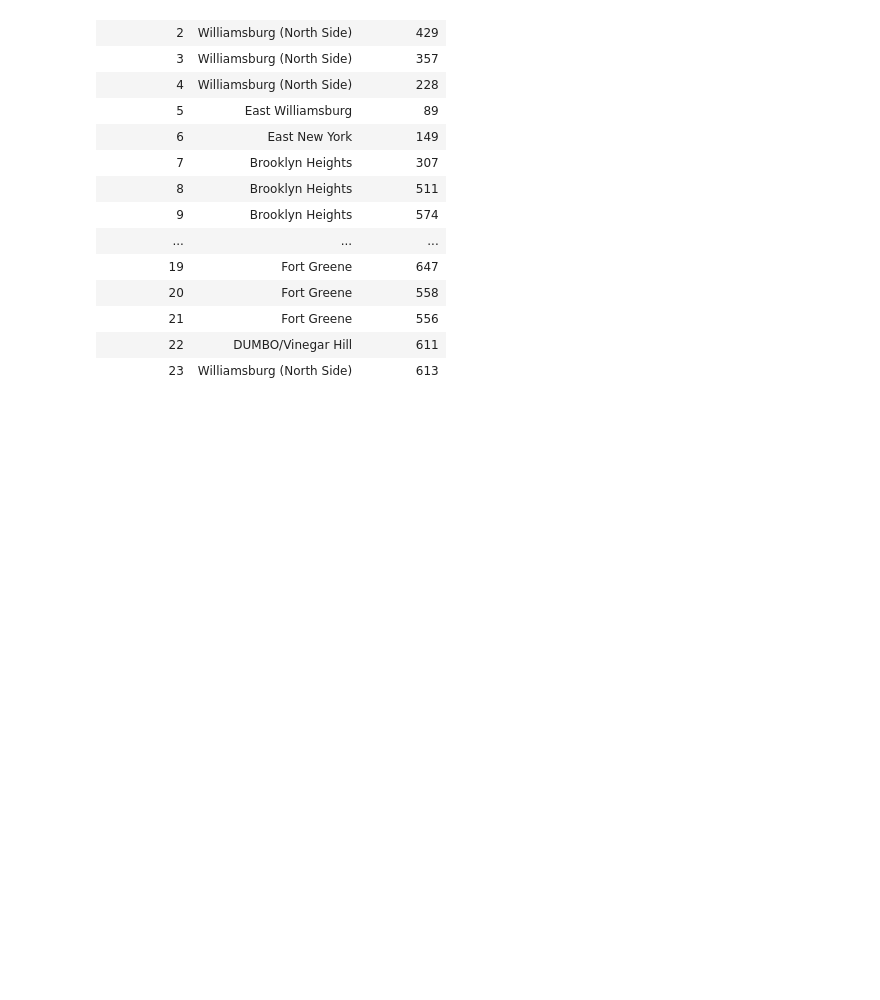
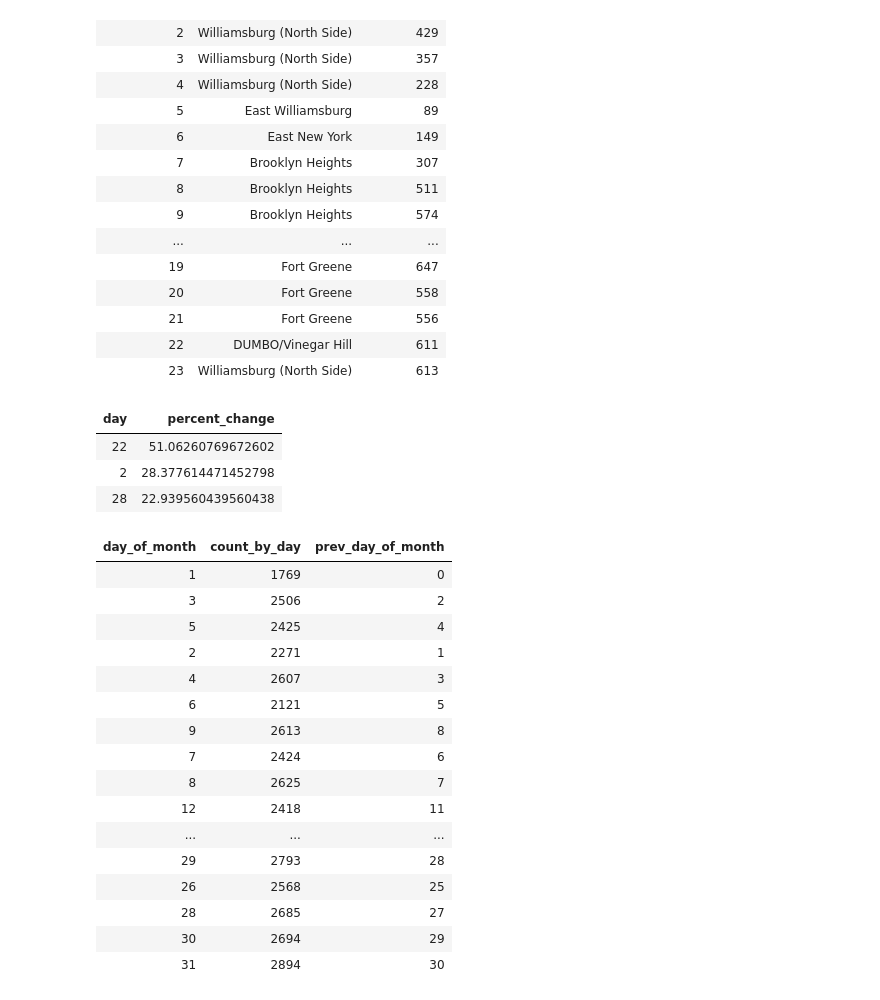
Before and after one commit to nickhepp/CSE6242OAN-data-and-visualization, a Jupyter notebook: hw3/HW3-skeleton/HW3/Q2/q2.ipynb, the cells around one changed output. Saved outputs shown, nothing was run; the diff lists cells and outputs as text; code cells hidden in the pictures; blank space fills up the shorter version.

```diff
--- a/hw3/HW3-skeleton/HW3/Q2/q2.ipynb
+++ b/hw3/HW3-skeleton/HW3/Q2/q2.ipynb
@@ -373,10 +373,80 @@ display(df_5)
 # %%
 # PART 6 - Find which 3 different days in the month of January, in Manhattan, saw the largest positive percentage increase in pick-ups compared to the previous day, in the order from largest percentage increase to smallest percentage increase
 
 # Note: All years need to be aggregated to calculate the pickups for a specific day of January. The change from Dec 31 to Jan 1 can be excluded.
 
 # Output Schema: day int, percent_change float
 
 # Hint: You might need to use lag function, over a window ordered by day of month.
 
 # ENTER THE CODE BELOW
+
+slim_taxi_df = taxi_df.select(LocationID_name, Borough_name)
+df_6 = df_filter.join(slim_taxi_df, df_filter.PULocationID == slim_taxi_df.LocationID, 'inner')
+df_6 = df_6.filter(df_6[Borough_name] == lit('Manhattan'))
+#df_5 = df_5.select(lpep_pickup_datetime_name, Zone_name)
+
+parsed_time_name = 'parsed_time'
+df_6 = df_6.withColumn(
+    parsed_time_name, to_timestamp(col(lpep_pickup_datetime_name), "MM/dd/yyyy H:mm")
+).select(parsed_time_name)
+
+
+date_name = 'date'
+df_6 = df_6.withColumn(date_name, col(parsed_time_name).cast('date'))
+
+month_name = 'month'
+df_6 = df_6.withColumn(month_name, month(col(parsed_time_name)))
+df_6 = df_6.filter(df_6[month_name] == lit(1))
+
+day_of_month_name = 'day_of_month'
+df_6 = df_6.withColumn(day_of_month_name, dayofmonth(col(parsed_time_name)))
+
+count_by_day_name = 'count_by_day'
+df_6 = df_6.groupBy(day_of_month_name).agg(count(day_of_month_name).alias(count_by_day_name))
+
+prev_day_of_month_name = 'prev_day_of_month'
+df_6 = df_6.withColumn(prev_day_of_month_name, df_6[day_of_month_name] - 1)
+
+original_df = df_6.alias("original")
+comparison_df = df_6.alias("comparison")
+
+df_6 = original_df.join(comparison_df, original_df[prev_day_of_month_name] == comparison_df[day_of_month_name])
+
+prev_count_by_day_name = 'prev_count_by_day'
+df_6 = df_6.select(
+    col('original.day_of_month'),
+    col('original.count_by_day'),
+    col('comparison.count_by_day').alias(prev_count_by_day_name)
+)
+
+percent_change_name = 'percent_change'
+df_6 = df_6.withColumn(percent_change_name, 100 * (df_6[count_by_day_name] - df_6[prev_count_by_day_name])/ df_6[prev_count_by_day_name])
+
+df_6 = df_6.orderBy(desc(percent_change_name)).limit(3)
+df_6 = df_6.select(day_of_month_name, percent_change_name).withColumnRenamed(day_of_month_name, 'day')
+
+display(df_6)
+display(comparison_df)
+# %% [output]
+| day | percent_change |
+| 22 | 51.06260769672602 |
+| 2 | 28.377614471452798 |
+| 28 | 22.939560439560438 |
+| day_of_month | count_by_day | prev_day_of_month |
+| 1 | 1769 | 0 |
+| 3 | 2506 | 2 |
+| 5 | 2425 | 4 |
+| 2 | 2271 | 1 |
+| 4 | 2607 | 3 |
+| 6 | 2121 | 5 |
+| 9 | 2613 | 8 |
+| 7 | 2424 | 6 |
+| 8 | 2625 | 7 |
+| 12 | 2418 | 11 |
+| ... | ... | ... |
+| 29 | 2793 | 28 |
+| 26 | 2568 | 25 |
+| 28 | 2685 | 27 |
+| 30 | 2694 | 29 |
+| 31 | 2894 | 30 |
```
Also changed, not shown: 3 other files.
